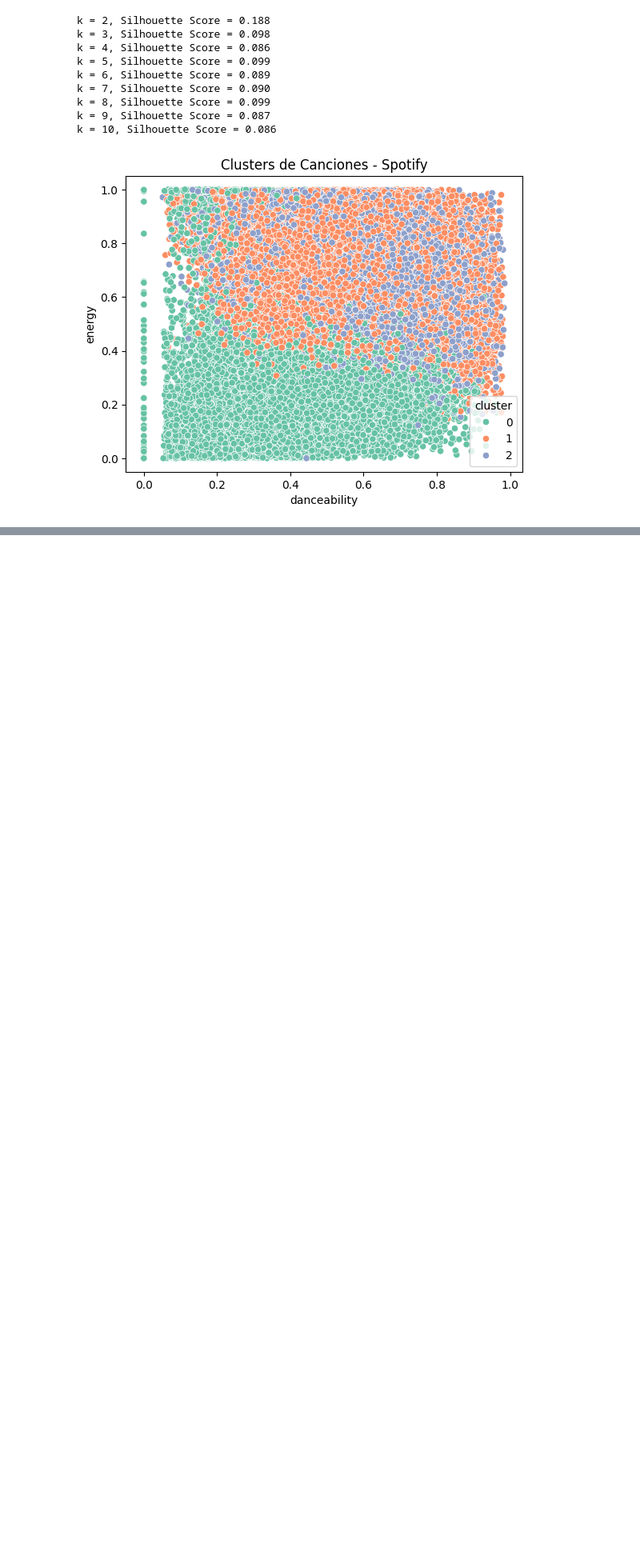
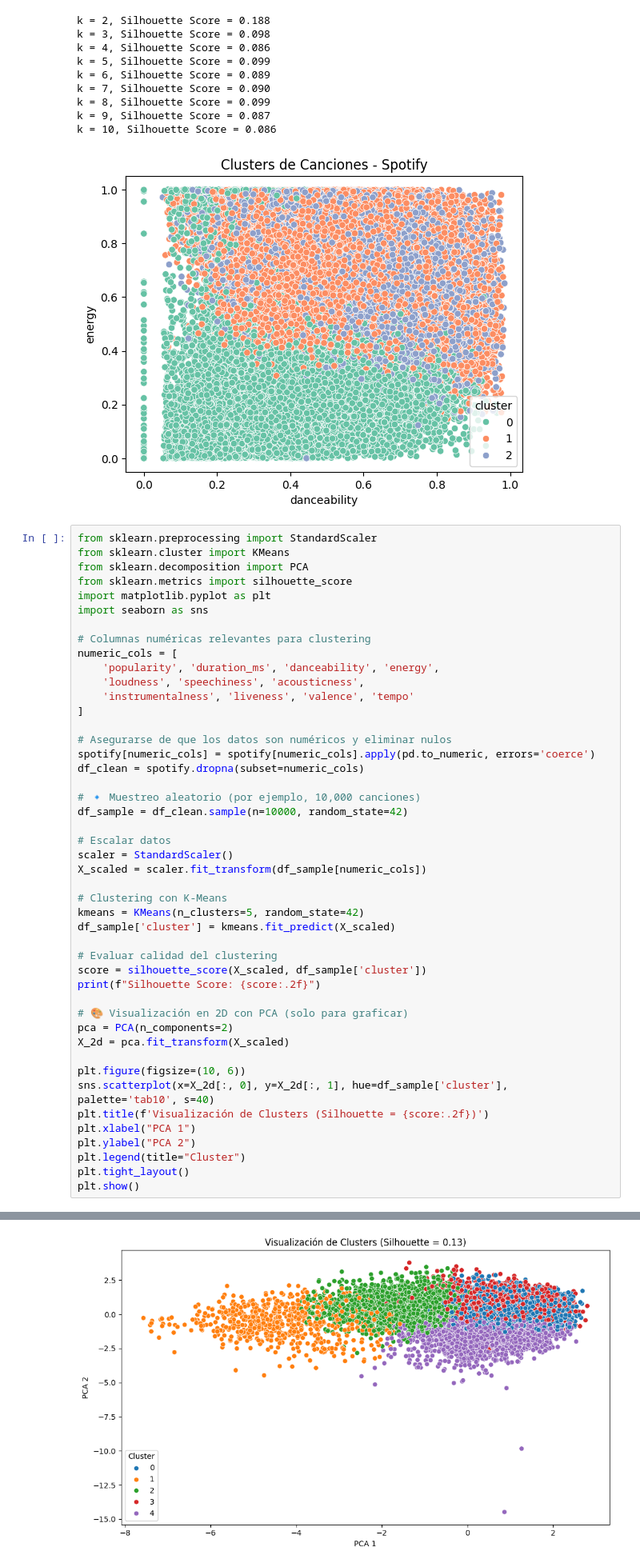
Before and after one commit to astromai/Proyecto-Mineria-de-Datos-CC5205, a Jupyter notebook: notebooks/pregunta_1.ipynb, the cells around one changed output, grey strips where cells are left out. Shown: that part at 80% size. Drawn from its saved outputs; the diff is of its cells as text; blank space fills up the shorter version.

```diff
--- a/notebooks/pregunta_1.ipynb
+++ b/notebooks/pregunta_1.ipynb
@@ -74,3 +76,50 @@ k = 8, Silhouette Score = 0.099
 k = 9, Silhouette Score = 0.087
 k = 10, Silhouette Score = 0.086
 [figure]
+# %%
+from sklearn.preprocessing import StandardScaler
+from sklearn.cluster import KMeans
+from sklearn.decomposition import PCA
+from sklearn.metrics import silhouette_score
+import matplotlib.pyplot as plt
+import seaborn as sns
+
+# Columnas numéricas relevantes para clustering
+numeric_cols = [
+    'popularity', 'duration_ms', 'danceability', 'energy',
+    'loudness', 'speechiness', 'acousticness',
+    'instrumentalness', 'liveness', 'valence', 'tempo'
+]
+
+# Asegurarse de que los datos son numéricos y eliminar nulos
+spotify[numeric_cols] = spotify[numeric_cols].apply(pd.to_numeric, errors='coerce')
+df_clean = spotify.dropna(subset=numeric_cols)
+
+# 🔹 Muestreo aleatorio (por ejemplo, 10,000 canciones)
+df_sample = df_clean.sample(n=10000, random_state=42)
+
+# Escalar datos
+scaler = StandardScaler()
+X_scaled = scaler.fit_transform(df_sample[numeric_cols])
+
+# Clustering con K-Means
+kmeans = KMeans(n_clusters=5, random_state=42)
+df_sample['cluster'] = kmeans.fit_predict(X_scaled)
+
+# Evaluar calidad del clustering
+score = silhouette_score(X_scaled, df_sample['cluster'])
+print(f"Silhouette Score: {score:.2f}")
+
+# 🎨 Visualización en 2D con PCA (solo para graficar)
+pca = PCA(n_components=2)
+X_2d = pca.fit_transform(X_scaled)
+
+plt.figure(figsize=(10, 6))
+sns.scatterplot(x=X_2d[:, 0], y=X_2d[:, 1], hue=df_sample['cluster'], palette='tab10', s=40)
+plt.title(f'Visualización de Clusters (Silhouette = {score:.2f})')
+plt.xlabel("PCA 1")
+plt.ylabel("PCA 2")
+plt.legend(title="Cluster")
+plt.tight_layout()
+plt.show()
+# %% [output]
@@ -76,0 +127 @@ k = 10, Silhouette Score = 0.086
+[figure, added]
```
Also changed, not shown: parts of 3 cells of this notebook.
